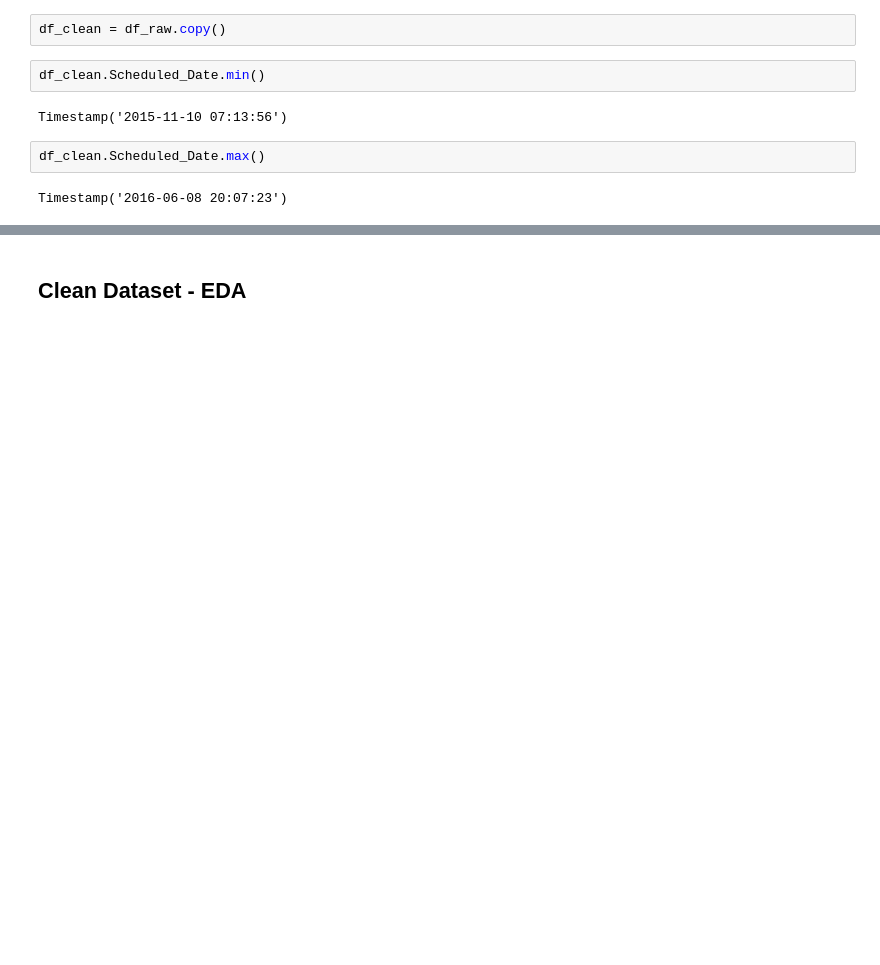
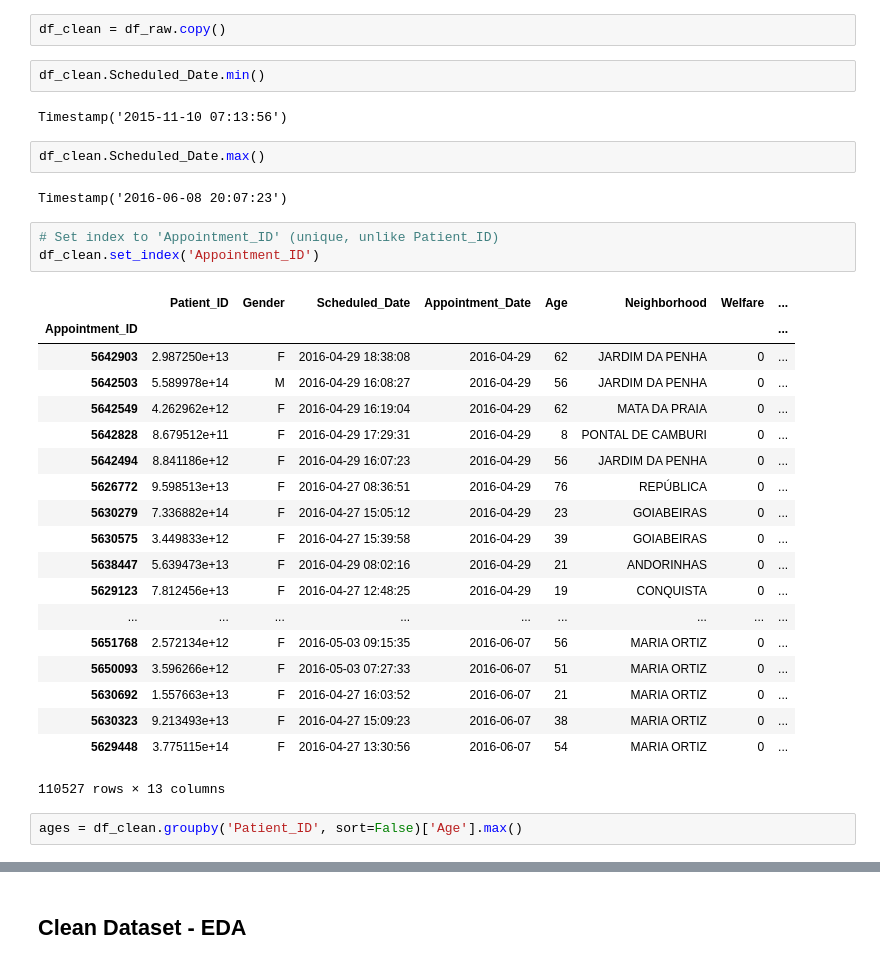
Before and after one commit to jkgerig/springboard_capstone_1, a Jupyter notebook: notebooks/1.0-jkg-initial-data-exploration.ipynb, the cells around one changed output, grey strips where cells are left out. Cells and saved outputs as stored; diff of their text form; blank space fills up the shorter version.

Commit message:
add index. add neighborhood list export

```diff
--- a/notebooks/1.0-jkg-initial-data-exploration.ipynb
+++ b/notebooks/1.0-jkg-initial-data-exploration.ipynb
@@ -347,3 +347,28 @@ Timestamp('2015-11-10 07:13:56')
 df_clean.Scheduled_Date.max()
 # %% [output]
 Timestamp('2016-06-08 20:07:23')
+# %%
+# Set index to 'Appointment_ID' (unique, unlike Patient_ID)
+df_clean.set_index('Appointment_ID')
+# %% [output]
+|  | Patient_ID | Gender | Scheduled_Date | Appointment_Date | Age | Neighborhood | Welfare | ... |
+| Appointment_ID |  |  |  |  |  |  |  | ... |
+| 5642903 | 2.987250e+13 | F | 2016-04-29 18:38:08 | 2016-04-29 | 62 | JARDIM DA PENHA | 0 | ... |
+| 5642503 | 5.589978e+14 | M | 2016-04-29 16:08:27 | 2016-04-29 | 56 | JARDIM DA PENHA | 0 | ... |
+| 5642549 | 4.262962e+12 | F | 2016-04-29 16:19:04 | 2016-04-29 | 62 | MATA DA PRAIA | 0 | ... |
+| 5642828 | 8.679512e+11 | F | 2016-04-29 17:29:31 | 2016-04-29 | 8 | PONTAL DE CAMBURI | 0 | ... |
+| 5642494 | 8.841186e+12 | F | 2016-04-29 16:07:23 | 2016-04-29 | 56 | JARDIM DA PENHA | 0 | ... |
+| 5626772 | 9.598513e+13 | F | 2016-04-27 08:36:51 | 2016-04-29 | 76 | REPÚBLICA | 0 | ... |
+| 5630279 | 7.336882e+14 | F | 2016-04-27 15:05:12 | 2016-04-29 | 23 | GOIABEIRAS | 0 | ... |
+| 5630575 | 3.449833e+12 | F | 2016-04-27 15:39:58 | 2016-04-29 | 39 | GOIABEIRAS | 0 | ... |
+| 5638447 | 5.639473e+13 | F | 2016-04-29 08:02:16 | 2016-04-29 | 21 | ANDORINHAS | 0 | ... |
+| 5629123 | 7.812456e+13 | F | 2016-04-27 12:48:25 | 2016-04-29 | 19 | CONQUISTA | 0 | ... |
+| ... | ... | ... | ... | ... | ... | ... | ... | ... |
+| 5651768 | 2.572134e+12 | F | 2016-05-03 09:15:35 | 2016-06-07 | 56 | MARIA ORTIZ | 0 | ... |
+| 5650093 | 3.596266e+12 | F | 2016-05-03 07:27:33 | 2016-06-07 | 51 | MARIA ORTIZ | 0 | ... |
+| 5630692 | 1.557663e+13 | F | 2016-04-27 16:03:52 | 2016-06-07 | 21 | MARIA ORTIZ | 0 | ... |
+| 5630323 | 9.213493e+13 | F | 2016-04-27 15:09:23 | 2016-06-07 | 38 | MARIA ORTIZ | 0 | ... |
+| 5629448 | 3.775115e+14 | F | 2016-04-27 13:30:56 | 2016-06-07 | 54 | MARIA ORTIZ | 0 | ... |
+110527 rows × 13 columns
+# %%
+ages = df_clean.groupby('Patient_ID', sort=False)['Age'].max()
```
Also changed, not shown: parts of 7 cells of this notebook, 2 other files.
